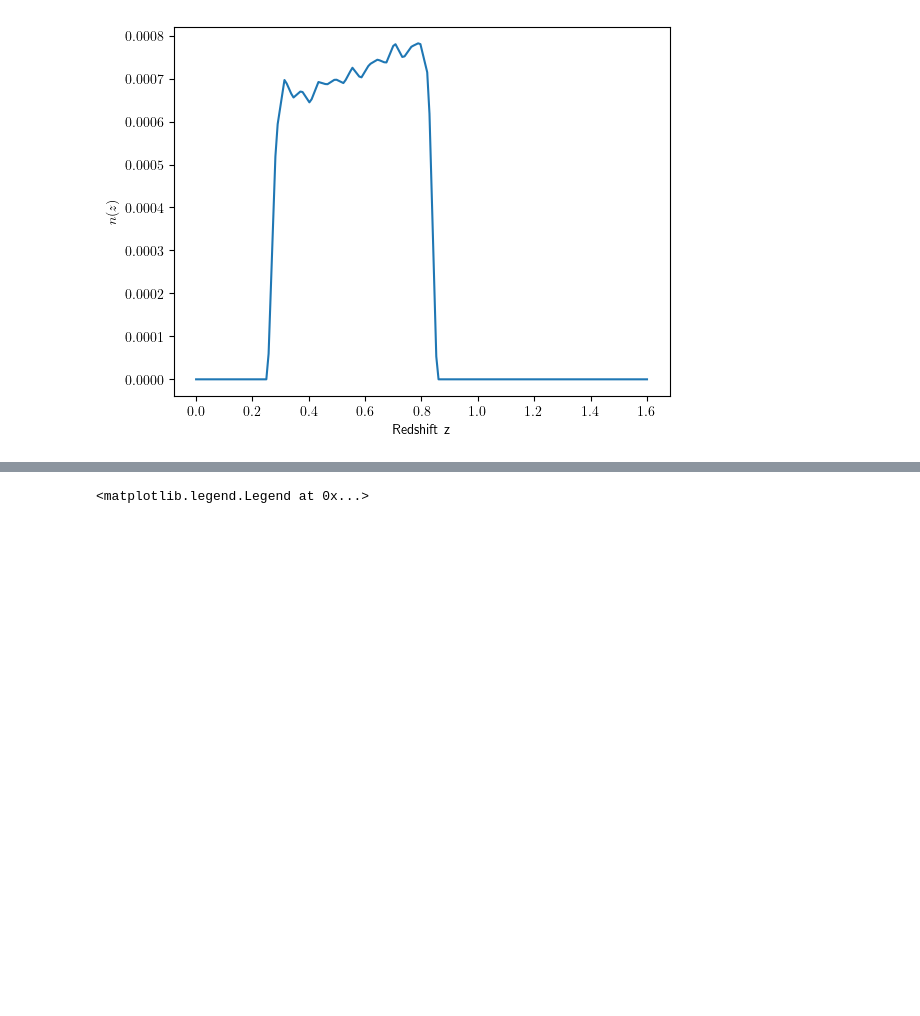
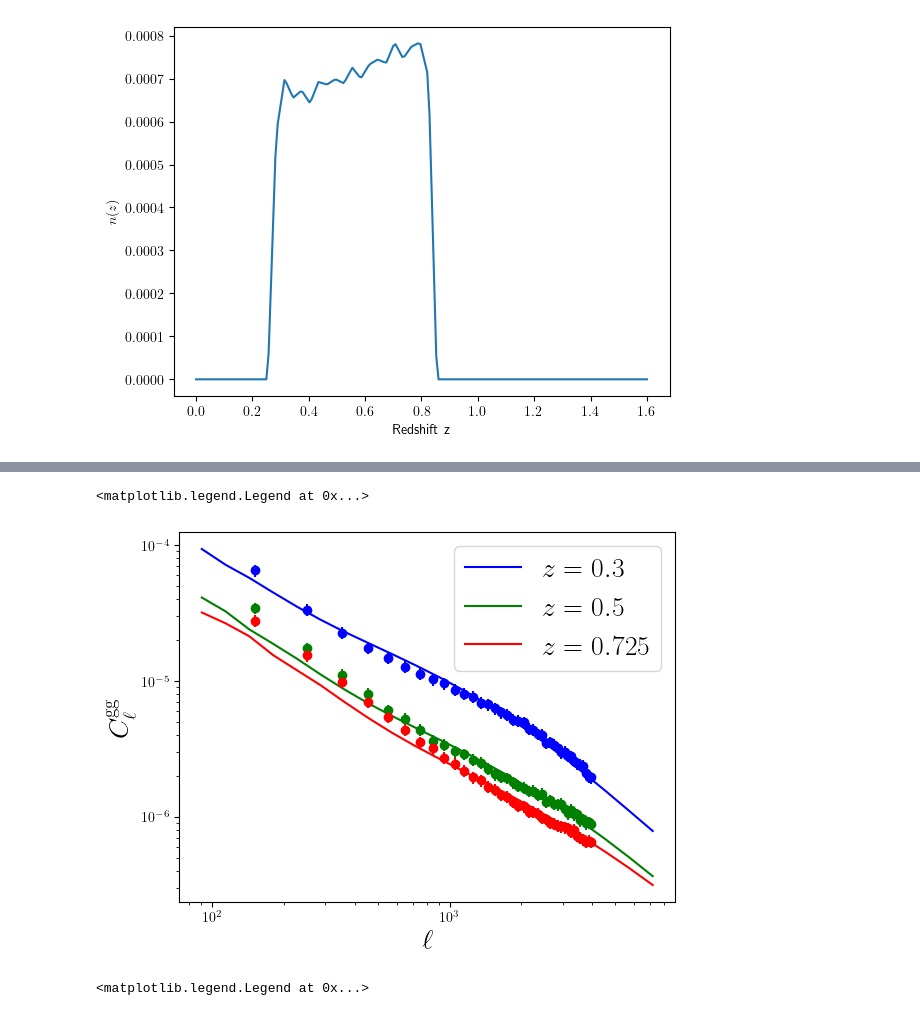
Before and after one commit to shivampcosmo/GODMAX, a Jupyter notebook: notebooks/xDESI/fit_abacus_Clgg.ipynb, the cells around one changed output, grey strips where cells are left out. Saved outputs shown, nothing was run; the diff lists cells and outputs as text; code cells hidden in the pictures; blank space fills up the shorter version.

```diff
--- a/notebooks/xDESI/fit_abacus_Clgg.ipynb
+++ b/notebooks/xDESI/fit_abacus_Clgg.ipynb
@@ -598,15 +650,20 @@ chi2 = mcmc.get_extra_fields()['potential_energy']
 #     indsel = names.index(name)
 #     xmin.append(np.median(samps[:, indsel]))
 
-names_array = ['log10M1_fshmr', 'log10M1_a_fshmr',
-                # 'delta_fshmr', 'delta_a_fshmr', 'gamma_fshmr', 'gamma_a_fshmr', 'siglogMstar_Ncen',
-                'beta_fshmr', 'beta_a_fshmr', 'alphasat_Nsat',
-                'Bcut_Nsat', 'Bsat_Nsat', 'betacut_Nsat', 'betasat_Nsat']
+# names_array = ['log10M1_fshmr', 'log10M1_a_fshmr',
+#                 # 'delta_fshmr', 'delta_a_fshmr', 'gamma_fshmr', 'gamma_a_fshmr', 'siglogMstar_Ncen',
+#                 'beta_fshmr', 'beta_a_fshmr', 'alphasat_Nsat',
+#                 'Bcut_Nsat', 'Bsat_Nsat', 'betacut_Nsat', 'betasat_Nsat']
+
+names_array = list(prior_min_all_dict.keys())
 xmin = []
 indmin = np.argmin(chi2)
+
+param_vary_names_final = []
 for name in names_array:
     indsel = names.index(name)
     # xmin.append(np.median(samps[:, indsel]))
     xmin.append((samps[indmin, indsel]))
+    param_vary_names_final.append(name)
     print(name, samps[indmin, indsel])
 # %% [output]
@@ -628,8 +692,10 @@ def get_value(x, return_model=False):
 
     sim_params_dict_vary = copy.deepcopy(sim_params_dict)
 
-    for jp in range(len(sims_params_vary_names)):
-        sim_params_dict_vary[sims_params_vary_names[jp]] = x[jp]
+    # for jp in range(len(sims_params_vary_names)):
+    for jp in range(len(param_vary_names_final)):
+        # sim_params_dict_vary[sims_params_vary_names[jp]] = x[jp]
+        sim_params_dict_vary[param_vary_names_final[jp]] = x[jp]
 
     base_test = base_class(sim_params_dict_vary, halo_params_dict, analysis_dict, other_params_dict)
     profiles_test = Profiles(sim_params_dict_vary, halo_params_dict, analysis_dict, other_params_dict, base_class_obj=base_test)
@@ -704,3 +768,24 @@ Array(10.92890911, dtype=float64)
+# %%
+# Cls_test.Cl_gal_gal_tot_mat.shape
+
+colors = ['blue', 'green', 'red']
+pl.figure
+pl.plot(Cls_test.ell_array, model_good.Cl_gal_gal_tot_mat[:,0,0], color=colors[0], label=r'$z=0.3$')
+pl.errorbar(l_array_sims, Cl_gg_sims0, yerr=0.1*Cl_gg_sims0, fmt='o', color=colors[0])
+
+pl.plot(Cls_test.ell_array, model_good.Cl_gal_gal_tot_mat[:,1,1], color=colors[1], label=r'$z=0.5$')
+pl.errorbar(l_array_sims, Cl_gg_sims1, yerr=0.1*Cl_gg_sims1, fmt='o', color=colors[1])
+
+pl.plot(Cls_test.ell_array, model_good.Cl_gal_gal_tot_mat[:,2,2], color=colors[2], label=r'$z=0.725$')
+pl.errorbar(l_array_sims, Cl_gg_sims2, yerr=0.1*Cl_gg_sims2, fmt='o', color=colors[2])
+pl.xscale('log')
+pl.yscale('log')
+pl.xlabel(r'$\ell$', fontsize=20)
+pl.ylabel(r'$C_\ell^{\mathrm{gg}}$', fontsize=20)
+pl.legend(fontsize=20)
+# %% [output]
+<matplotlib.legend.Legend at 0x...>
+[figure, added]
 # %%
 # Cls_test.Cl_gal_gal_tot_mat.shape
 
```
Also changed, not shown: parts of 14 cells of this notebook, 5 other files.
